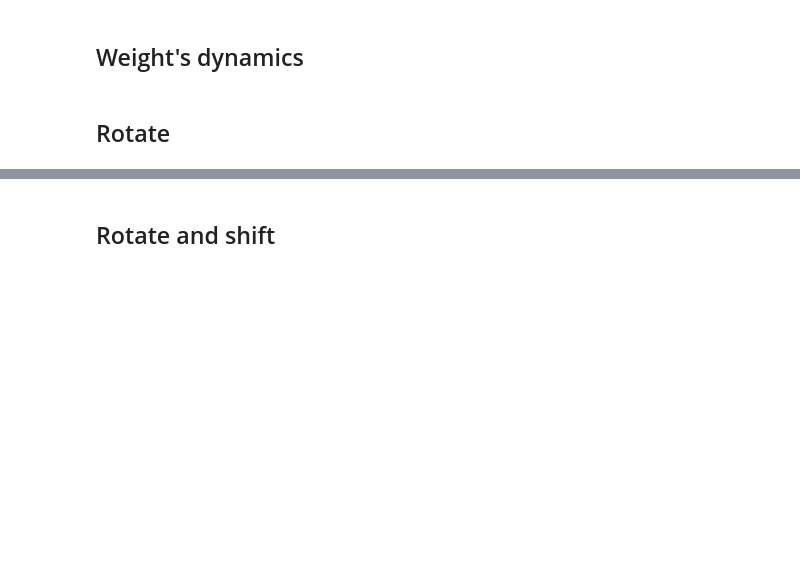
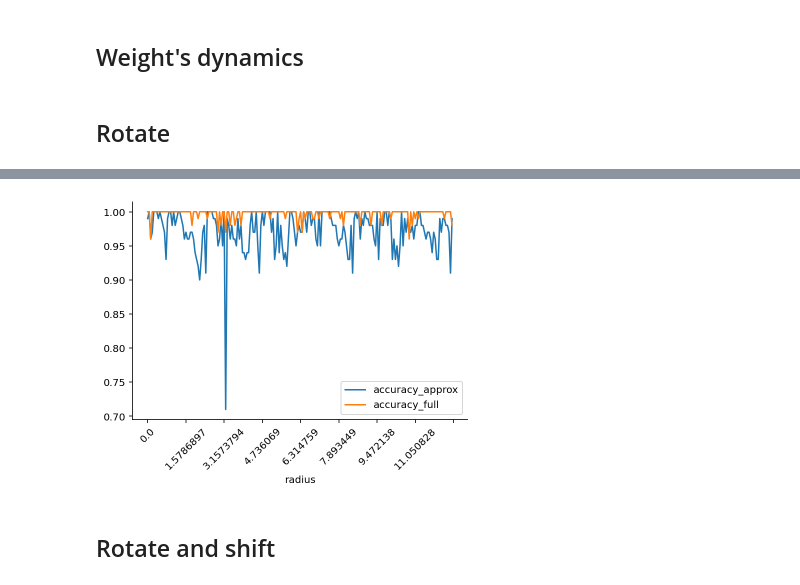
Before and after one commit to probml/shift-happens, a Jupyter notebook: notebooks/shifting-moons-exp-002.ipynb, the cells around one changed output, grey strips where cells are left out. Cells and saved outputs as stored; diff of their text form; code cells hidden in the pictures; blank space fills up the shorter version.

```diff
--- a/notebooks/shifting-moons-exp-002.ipynb
+++ b/notebooks/shifting-moons-exp-002.ipynb
@@ -307,3 +343,11 @@ animation.save('half-moons.mp4', fps=20, dpi=150)
+# %%
+fig, ax = plt.subplots()
+
+pd.DataFrame(hist_values).plot(x="radius", y="accuracy_approx", ax=ax)
+pd.DataFrame(hist_values).plot(x="radius", y="accuracy_full", ax=ax)
+plt.xticks(rotation=45);
+# %% [output]
+[figure, added]
 # %% [markdown]
 ## Rotate and shift
 # %%
```
Also changed, not shown: parts of 11 cells of this notebook.
